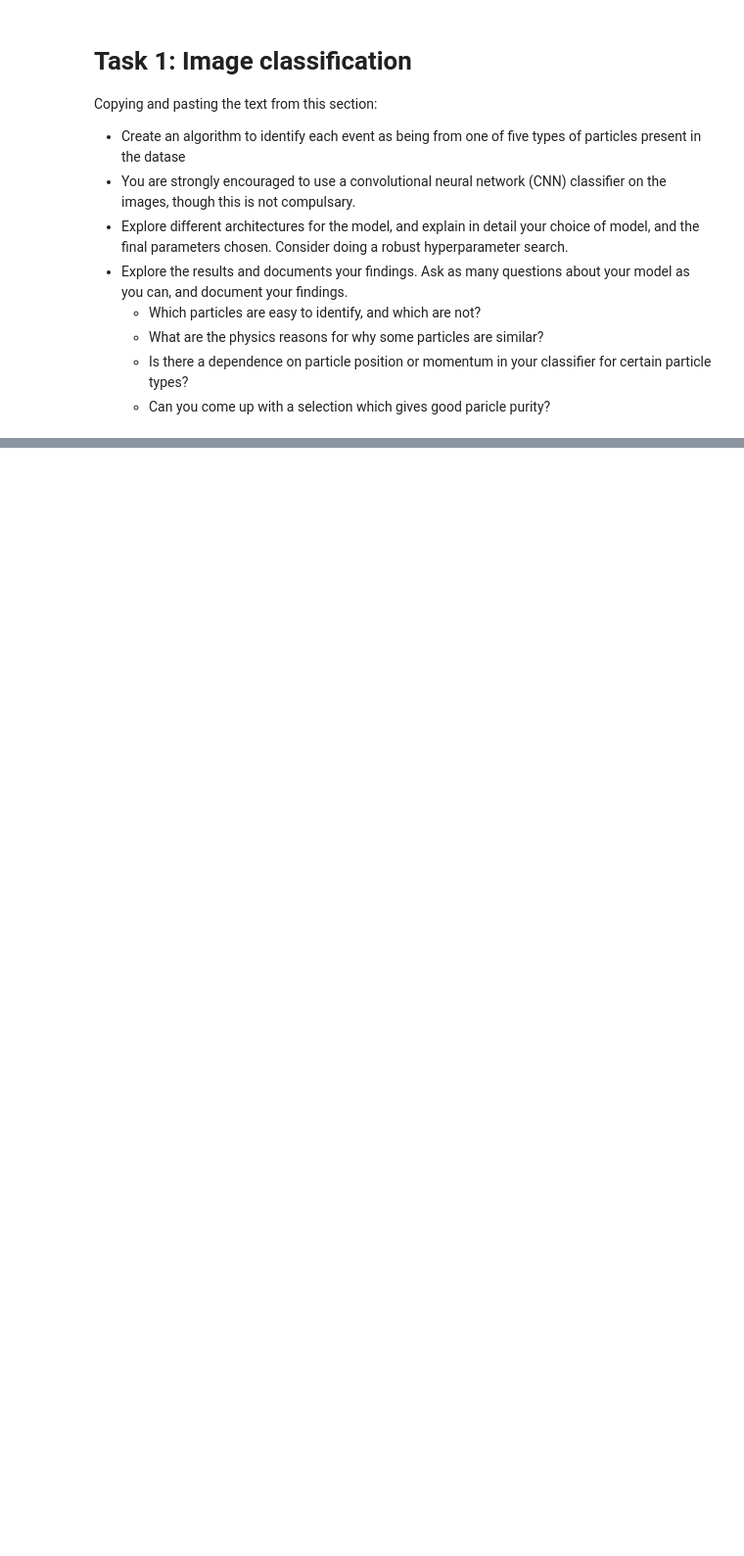
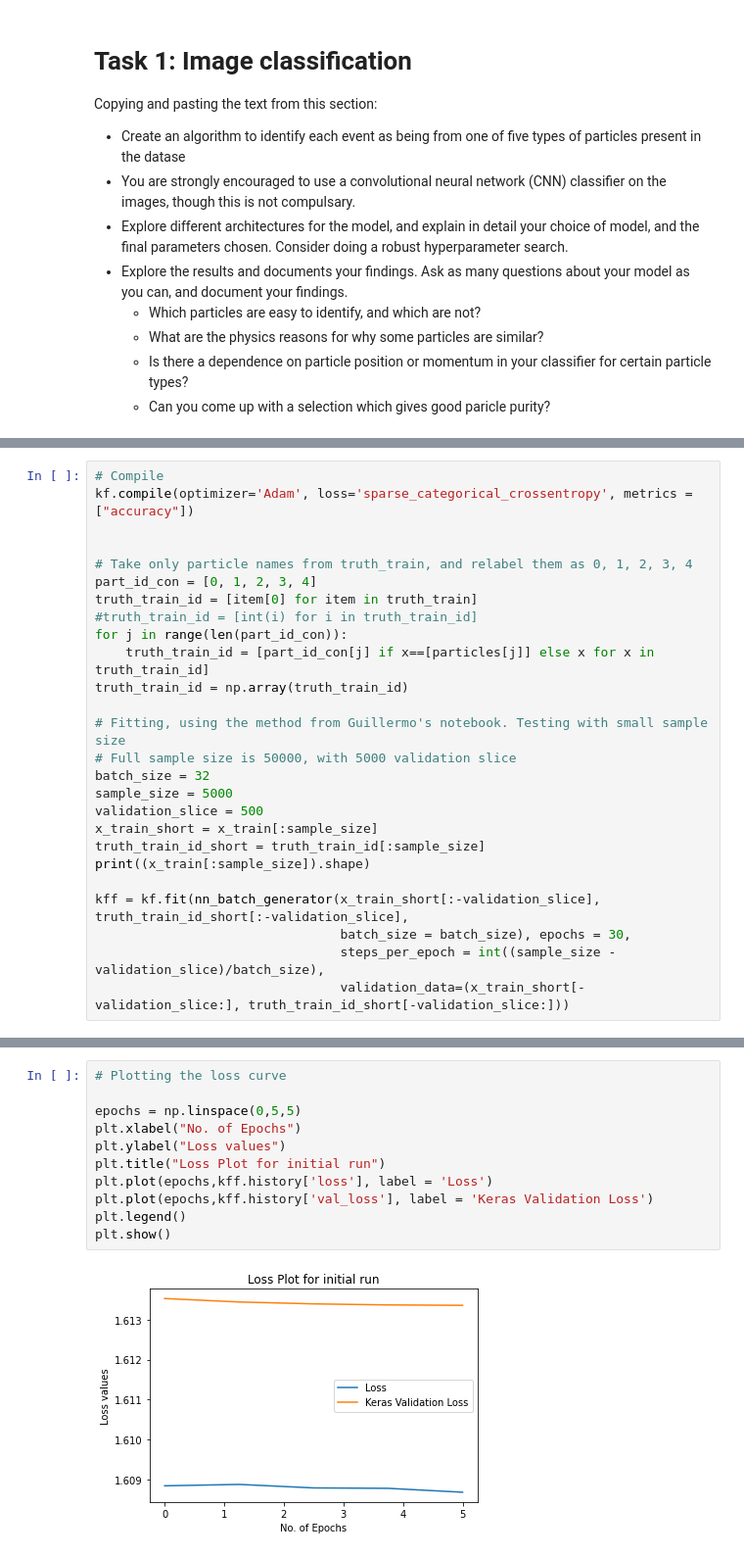
Before and after one commit to CasperMcTavish/DAML, a Jupyter notebook: Project1_ML.ipynb, the cells around one changed output, grey strips where cells are left out. Shown: that part at 98% size. Drawn from its saved outputs; the diff is of its cells as text; blank space fills up the shorter version.

```diff
--- a/Project1_ML.ipynb
+++ b/Project1_ML.ipynb
@@ -695,0 +669,26 @@ Epoch 1/5
+# %%
+# Compile
+kf.compile(optimizer='Adam', loss='sparse_categorical_crossentropy', metrics = ["accuracy"])
+
+
+# Take only particle names from truth_train, and relabel them as 0, 1, 2, 3, 4
+part_id_con = [0, 1, 2, 3, 4]
+truth_train_id = [item[0] for item in truth_train]
+#truth_train_id = [int(i) for i in truth_train_id]
+for j in range(len(part_id_con)):
+    truth_train_id = [part_id_con[j] if x==[particles[j]] else x for x in truth_train_id]
+truth_train_id = np.array(truth_train_id)
+
+# Fitting, using the method from Guillermo's notebook. Testing with small sample size
+# Full sample size is 50000, with 5000 validation slice
+batch_size = 32
+sample_size = 5000
+validation_slice = 500
+x_train_short = x_train[:sample_size]
+truth_train_id_short = truth_train_id[:sample_size]
+print((x_train[:sample_size]).shape)
+
+kff = kf.fit(nn_batch_generator(x_train_short[:-validation_slice], truth_train_id_short[:-validation_slice],
+                                batch_size = batch_size), epochs = 30,
+                                steps_per_epoch = int((sample_size - validation_slice)/batch_size),
+                                validation_data=(x_train_short[-validation_slice:], truth_train_id_short[-validation_slice:]))
@@ -695,0 +707,13 @@ Epoch 1/5
+# %%
+# Plotting the loss curve
+
+epochs = np.linspace(0,5,5)
+plt.xlabel("No. of Epochs")
+plt.ylabel("Loss values")
+plt.title("Loss Plot for initial run")
+plt.plot(epochs,kff.history['loss'], label = 'Loss')
+plt.plot(epochs,kff.history['val_loss'], label = 'Keras Validation Loss')
+plt.legend()
+plt.show()
+# %% [output]
+[figure, added]
```
Also changed, not shown: parts of 15 cells of this notebook.
